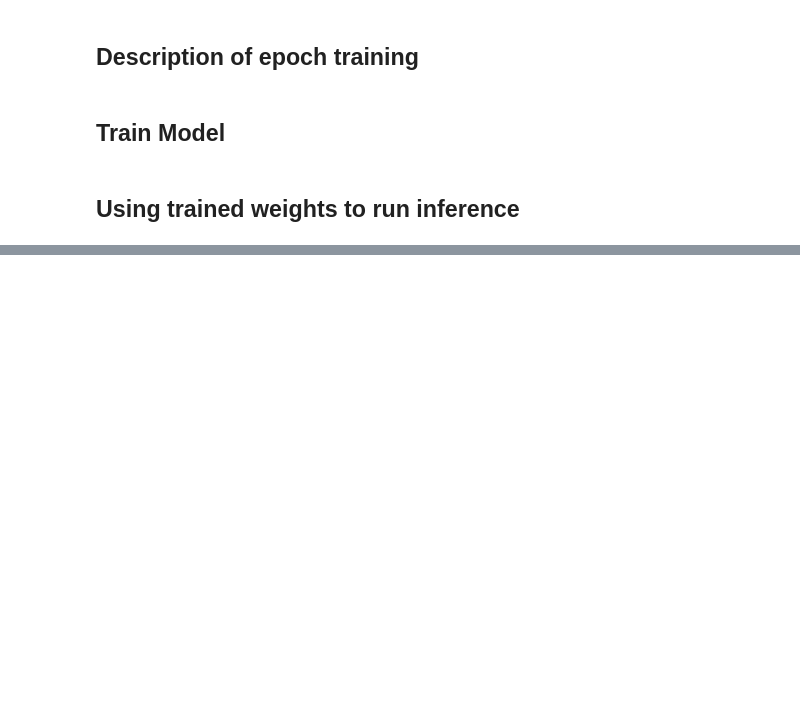
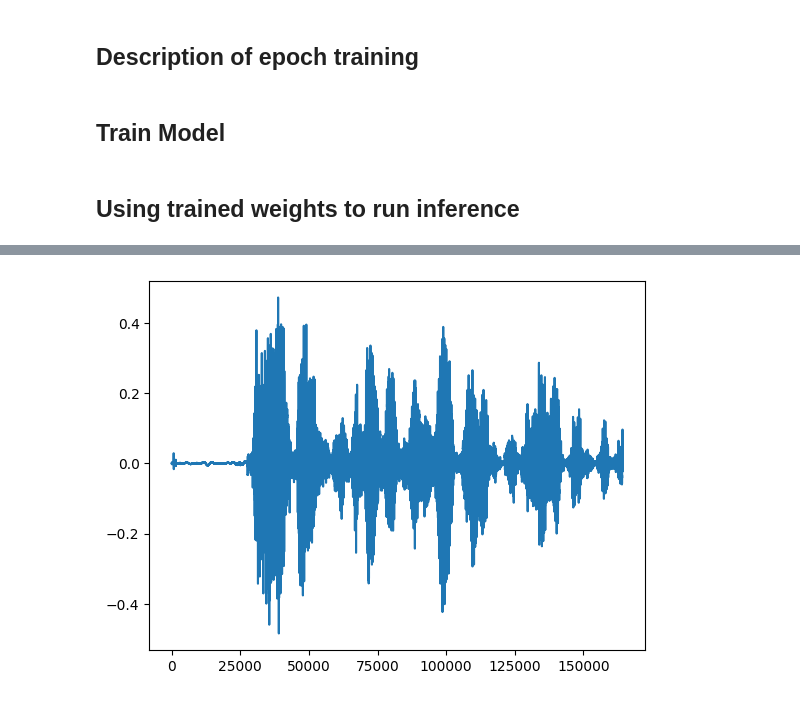
Before and after one commit to tallninja/Signal-Denoising-Using-Deep-Convolutional-Autoencoders, a Jupyter notebook: Signal-Denoising-Using-Deep-Convolutional-Autoencoders.ipynb, the cells around one changed output, grey strips where cells are left out. Cells and saved outputs as stored; diff of their text form; code cells hidden in the pictures; blank space fills up the shorter version.

```diff
--- a/Signal-Denoising-Using-Deep-Convolutional-Autoencoders.ipynb
+++ b/Signal-Denoising-Using-Deep-Convolutional-Autoencoders.ipynb
@@ -692,7 +699,7 @@ scheduler = torch.optim.lr_scheduler.StepLR(optimizer, step_size=1, gamma=0.1)
 # %%
 BASE_DIR = os.path.curdir
 
-weights = os.path.join(BASE_DIR, "weights", "9.pth")
+weights = os.path.join(BASE_DIR, "weights", "mixed.pth")
 model = DCUnet20(N_FFT, HOP_LENGTH).to(DEVICE)
 optimizer = torch.optim.Adam(model.parameters())
 model_state = torch.load(weights, map_location=DEVICE)
@@ -725,3 +756,4 @@ display.Audio(x_noisy, rate=SAMPLE_RATE)
 # %%
+plt.plot(x_denoised)
 display.Audio(x_denoised, rate=SAMPLE_RATE)
-# plt.plot(x_denoised)
+# %% [output]
@@ -728,2 +761,3 @@ display.Audio(x_denoised, rate=SAMPLE_RATE)
+[figure, added]
 # %%
 save_audio_file(DENOISED_SAMPLE_PATH, x_denoised, SAMPLE_RATE)
```
Also changed, not shown: parts of 6 cells of this notebook, 13 other files.
